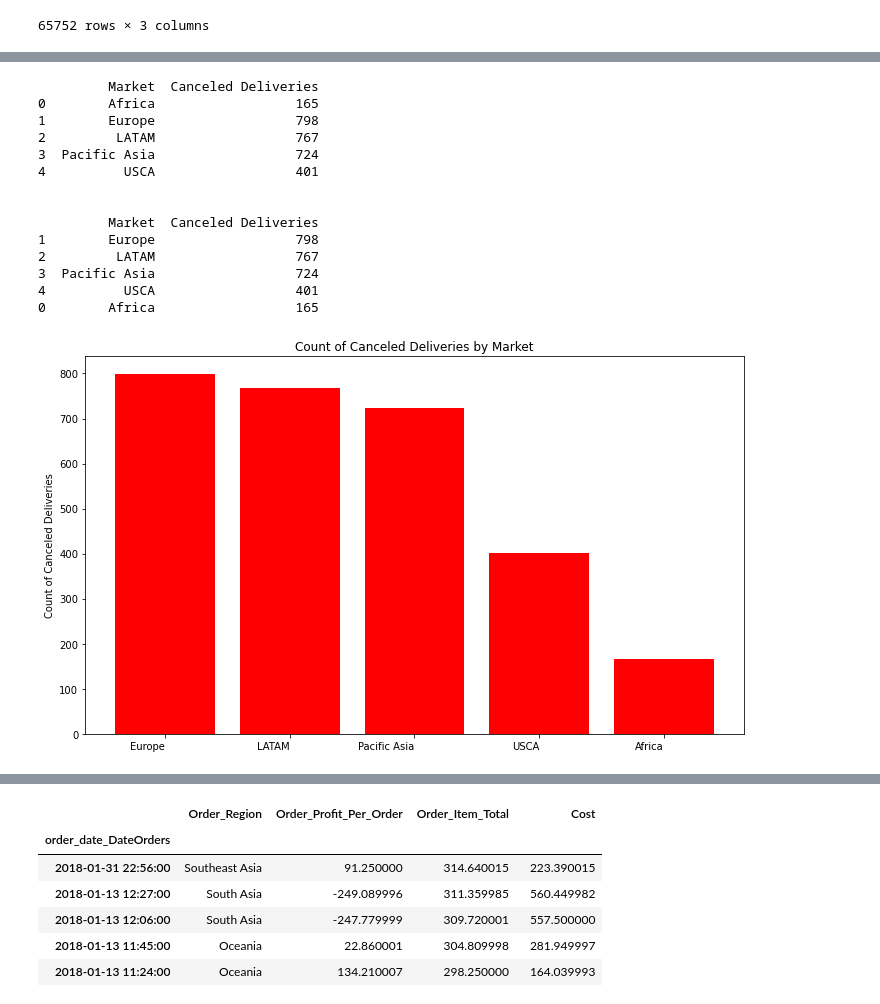
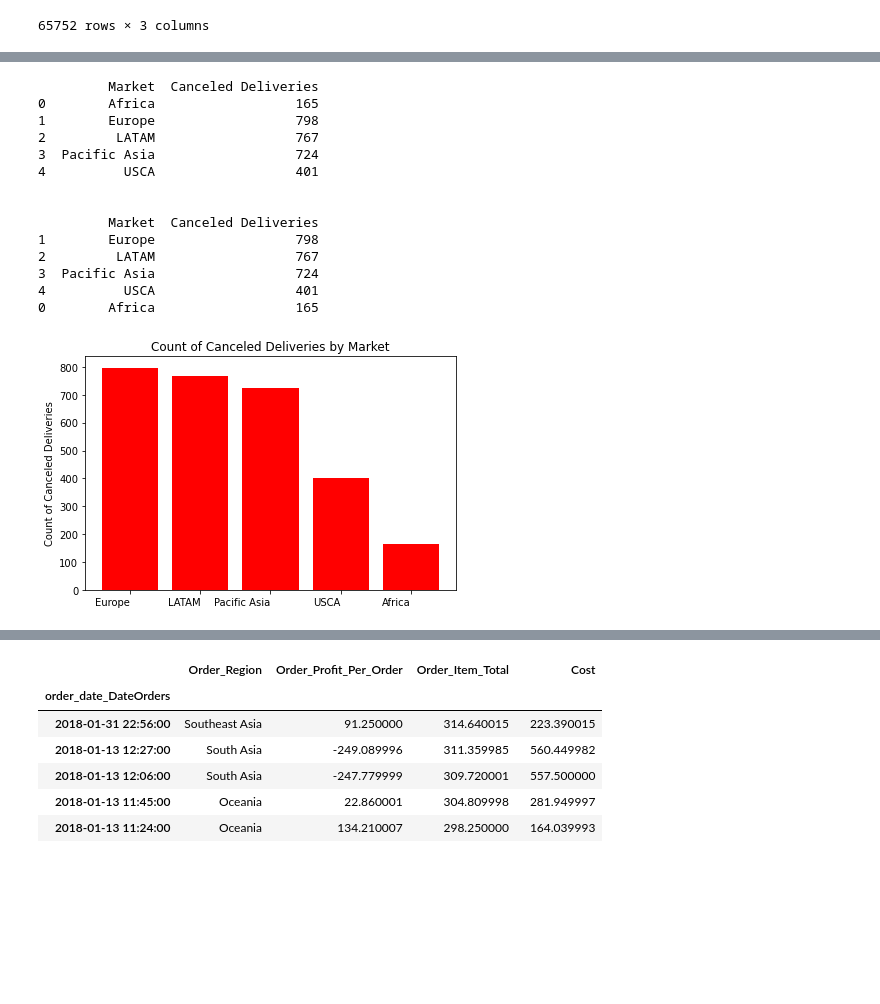
Before and after one commit to CCNY-Analytics-and-Quant/StevenCEdwinA-BAFall2023, a Jupyter notebook: Final Project.ipynb, the cells around one changed output, grey strips where cells are left out. Saved outputs shown, nothing was run; the diff lists cells and outputs as text; code cells hidden in the pictures; blank space fills up the shorter version.

```diff
--- a/Final Project.ipynb
+++ b/Final Project.ipynb
@@ -579,35 +577,34 @@ print(canceled_delivery_counts)
 print('\n')
 
 # Sort markets by the count of canceled deliveries in descending order
 canceled_delivery_counts = canceled_delivery_counts.sort_values(by='Canceled Deliveries', ascending=False)
 
 # Print to check the sorted DataFrame
 print(canceled_delivery_counts)
 
 # Plotting the bar graph
-plt.figure(figsize=(10, 6))
 plt.bar(canceled_delivery_counts['Market'], canceled_delivery_counts['Canceled Deliveries'], color='red')
 plt.ylabel('Count of Canceled Deliveries')
 plt.title('Count of Canceled Deliveries by Market')
 plt.xticks(rotation=360, ha='right')  # Rotate x-axis labels for better readability
 plt.tight_layout()
 plt.show()
 # %% [output]
          Market  Canceled Deliveries
 0        Africa                  165
 1        Europe                  798
 2         LATAM                  767
 3  Pacific Asia                  724
 4          USCA                  401
 
 
          Market  Canceled Deliveries
 1        Europe                  798
 2         LATAM                  767
 3  Pacific Asia                  724
 4          USCA                  401
 0        Africa                  165
-[figure, old version]
+[figure, new version]
 # %%
 # Filtering out data to now check the shipping modes the orders were ordered in
 shippingClass = deliveryStatus[df_shipping_data_all['Shipping_Mode'] == 'First Class']
```
Also changed, not shown: parts of 8 cells of this notebook.
